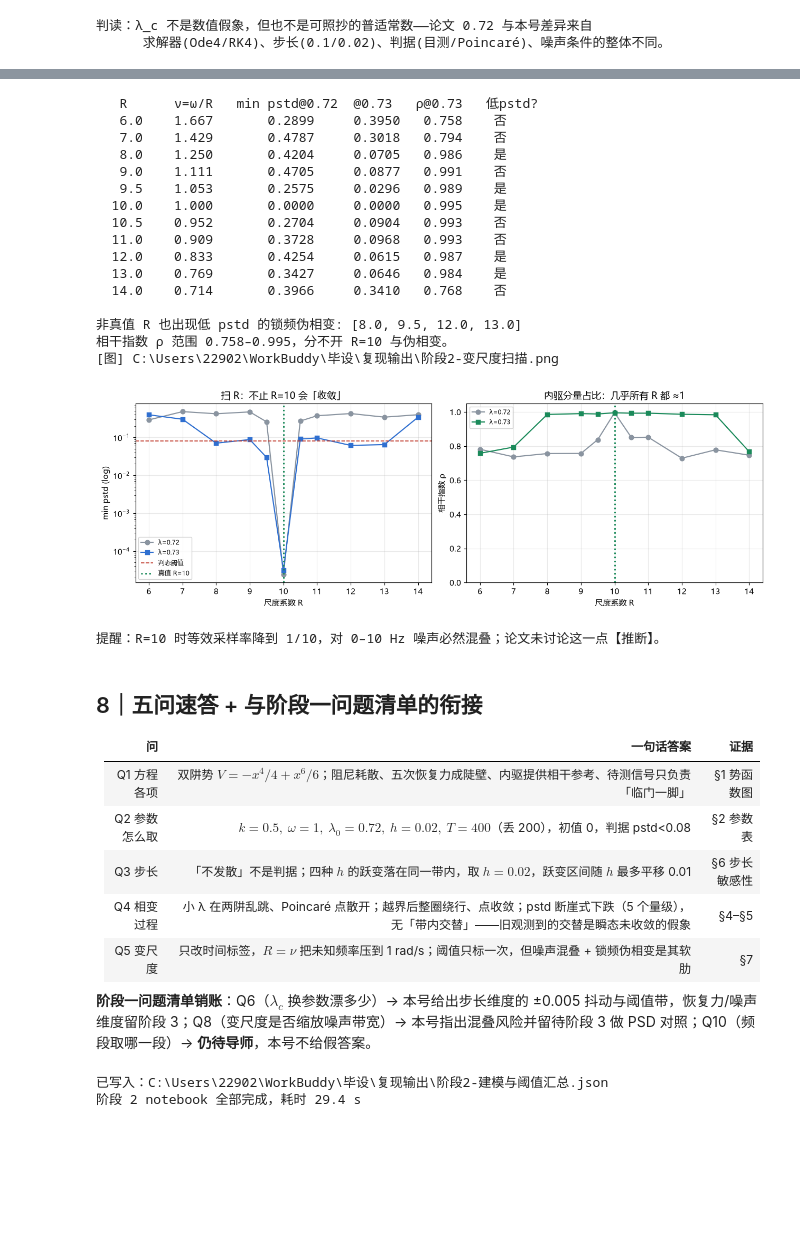
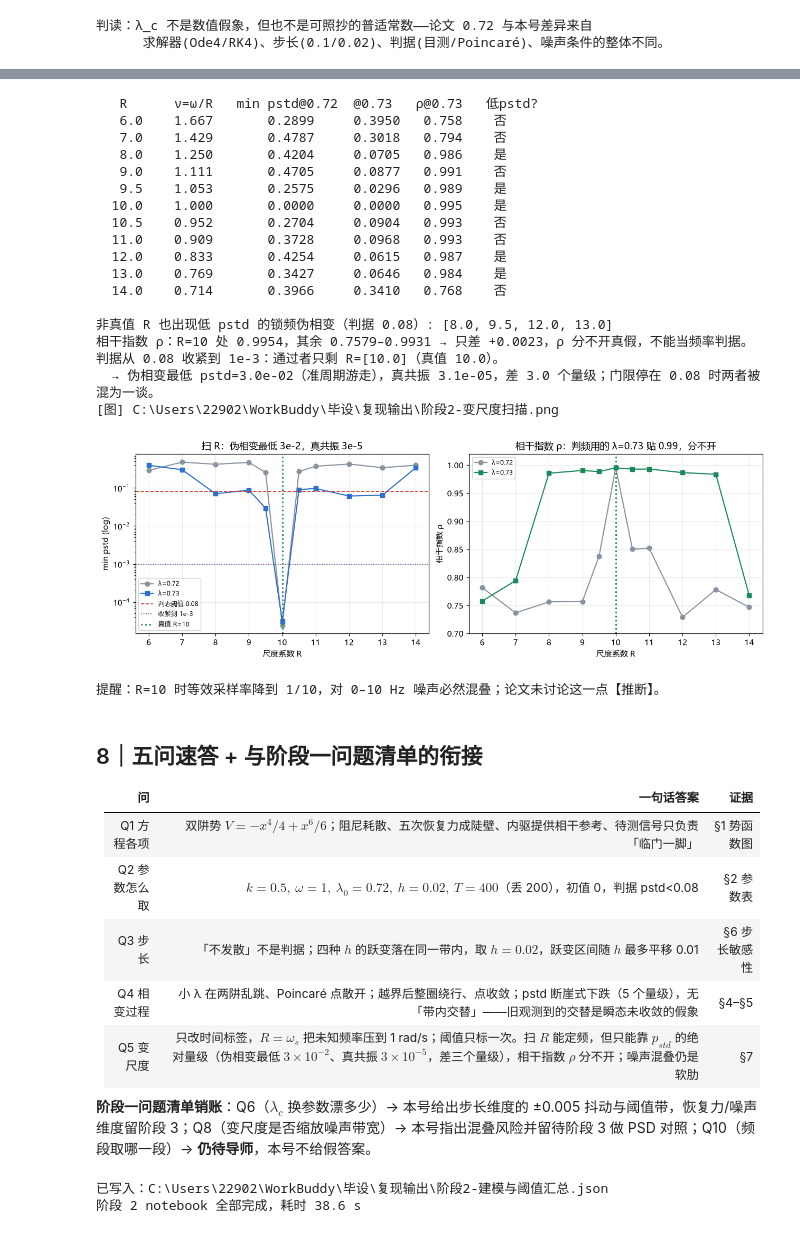
Before and after one commit to riparianhaven/Graduation-Project, a Jupyter notebook: learn/2.ipynb, the cells around one changed output, grey strips where cells are left out. Saved outputs shown, nothing was run; the diff lists cells and outputs as text; code cells hidden in the pictures; blank space fills up the shorter version.

```diff
--- a/learn/2.ipynb
+++ b/learn/2.ipynb
@@ -131,7 +131,9 @@ def simulate(lam, beta=0.0, gamma=0.0, theta=0.0, sigma=0.0, seed=0,
     """向量化 RK4 积分 x'' = -k x' + x³ - x⁵ + u(t)。
 
     lam/beta/gamma/theta/sigma 可为标量或等长数组，一次循环并行跑完整组实验。
-    nu = 待测信号频率 / 内驱频率；nu=1 走相量合成 A cos t − B sin t，否则双频直接积分。
+    nu = 变尺度后的待测信号角频率 = 物理角频率 / 尺度系数 = omega_s/R；
+         nu=1 走相量合成 A cos t − B sin t，否则双频直接积分。
+         注意 nu 不是独立参数：它是 R 的函数，扫 R 就是在扫 nu。
     返回 pstd（Poincaré 后半段标准差）、mx（稳态最大 |x|）、轨迹（可选）。
     """
     lam, beta, gamma, theta, sigma = [a.ravel().astype(float).copy() for a in
@@ -418,43 +426,55 @@ for R, a, b, c in zip(Rs, minp072, minp073, coh073):
           f'{"是" if b < PSTD_TH else "否"}')
 spurious = [float(R) for R, p in zip(Rs, minp073)
             if abs(R-omega_true) > 1e-9 and p < PSTD_TH]
-print(f'\n非真值 R 也出现低 pstd 的锁频伪相变: {spurious}')
-print(f'相干指数 ρ 范围 {min(coh073):.3f}–{max(coh073):.3f}，分不开 R=10 与伪相变。')
+i10 = int(np.argmin(np.abs(Rs - omega_true)))
+rest = np.delete(coh073, i10)
+print(f'\n非真值 R 也出现低 pstd 的锁频伪相变（判据 {PSTD_TH}）: {spurious}')
+print(f'相干指数 ρ：R=10 处 {coh073[i10]:.4f}，其余 {rest.min():.4f}–{rest.max():.4f}'
+      f' → 只差 {coh073[i10]-rest.max():+.4f}，ρ 分不开真假，不能当频率判据。')
+tight = [float(R) for R, p in zip(Rs, minp073) if p < 1e-3]
+p_false_min = float(min(p for R, p in zip(Rs, minp073) if abs(R - omega_true) > 1e-9))
+p_true = float(minp073[i10])
+print(f'判据从 {PSTD_TH} 收紧到 1e-3：通过者只剩 R={tight}（真值 {omega_true}）。')
+print(f'  → 伪相变最低 pstd={p_false_min:.1e}（准周期游走），真共振 {p_true:.1e}，'
+      f'差 {math.log10(p_false_min/p_true):.1f} 个量级；门限停在 0.08 时两者被混为一谈。')
 
 fig, axes = plt.subplots(1, 2, figsize=(12, 4.0), constrained_layout=True)
 axes[0].plot(Rs, minp072, 'o-', color='#8a94a0', label='λ=0.72')
 axes[0].plot(Rs, minp073, 's-', color='#2f6fd0', label='λ=0.73')
-axes[0].axhline(PSTD_TH, color='#c0392b', ls='--', lw=1.2, label='判态阈值')
+axes[0].axhline(PSTD_TH, color='#c0392b', ls='--', lw=1.2, label=f'判态阈值 {PSTD_TH}')
+axes[0].axhline(1e-3, color='#7d3c98', ls=':', lw=1.2, label='收紧到 1e-3')
 axes[0].axvline(omega_true, color='#1a8a5a', ls=':', lw=2, label='真值 R=10')
 axes[0].set_yscale('log'); axes[0].set_xlabel('尺度系数 R'); axes[0].set_ylabel('min pstd (log)')
-axes[0].set_title('扫 R：不止 R=10 会「收敛」'); axes[0].legend(fontsize=8)
+axes[0].set_title('扫 R：伪相变最低 3e-2，真共振 3e-5'); axes[0].legend(fontsize=8)
 axes[1].plot(Rs, coh072, 'o-', color='#8a94a0', label='λ=0.72')
 axes[1].plot(Rs, coh073, 's-', color='#1a8a5a', label='λ=0.73')
 axes[1].axvline(omega_true, color='#1a8a5a', ls=':', lw=2)
-axes[1].set_ylim(0, 1.05); axes[1].set_xlabel('尺度系数 R'); axes[1].set_ylabel('相干指数 ρ')
-axes[1].set_title('内驱分量占比：几乎所有 R 都 ≈1'); axes[1].legend(fontsize=8)
+axes[1].set_ylim(0.70, 1.02); axes[1].set_xlabel('尺度系数 R'); axes[1].set_ylabel('相干指数 ρ')
+axes[1].set_title('相干指数 ρ：判频用的 λ=0.73 贴 0.99，分不开'); axes[1].legend(fontsize=8)
 savefig('阶段2-变尺度扫描.png')
 plt.show()
 
 print('提醒：R=10 时等效采样率降到 1/10，对 0–10 Hz 噪声必然混叠；论文未讨论这一点【推断】。')
 # %% [output]
    R      ν=ω/R   min pstd@0.72  @0.73   ρ@0.73   低pstd?
    6.0    1.667       0.2899     0.3950   0.758    否
    7.0    1.429       0.4787     0.3018   0.794    否
    8.0    1.250       0.4204     0.0705   0.986    是
    9.0    1.111       0.4705     0.0877   0.991    否
    9.5    1.053       0.2575     0.0296   0.989    是
   10.0    1.000       0.0000     0.0000   0.995    是
   10.5    0.952       0.2704     0.0904   0.993    否
   11.0    0.909       0.3728     0.0968   0.993    否
   12.0    0.833       0.4254     0.0615   0.987    是
   13.0    0.769       0.3427     0.0646   0.984    是
   14.0    0.714       0.3966     0.3410   0.768    否
 
-非真值 R 也出现低 pstd 的锁频伪相变: [8.0, 9.5, 12.0, 13.0]
-相干指数 ρ 范围 0.758–0.995，分不开 R=10 与伪相变。
+非真值 R 也出现低 pstd 的锁频伪相变（判据 0.08）: [8.0, 9.5, 12.0, 13.0]
+相干指数 ρ：R=10 处 0.9954，其余 0.7579–0.9931 → 只差 +0.0023，ρ 分不开真假，不能当频率判据。
+判据从 0.08 收紧到 1e-3：通过者只剩 R=[10.0]（真值 10.0）。
+  → 伪相变最低 pstd=3.0e-02（准周期游走），真共振 3.1e-05，差 3.0 个量级；门限停在 0.08 时两者被混为一谈。
 [图] C:\Users\22902\WorkBuddy\毕设\复现输出\阶段2-变尺度扫描.png
-[figure, old version]
+[figure, new version]
 提醒：R=10 时等效采样率降到 1/10，对 0–10 Hz 噪声必然混叠；论文未讨论这一点【推断】。
 # %% [markdown]
 ## 8｜五问速答 + 与阶段一问题清单的衔接
@@ -465,7 +485,7 @@ print('提醒：R=10 时等效采样率降到 1/10，对 0–10 Hz 噪声必然
 | Q2 参数怎么取 | $k=0.5,\ \omega=1,\ \lambda_0=0.72,\ h=0.02,\ T=400$（丢 200），初值 0，判据 pstd<0.08 | §2 参数表 |
 | Q3 步长 | 「不发散」不是判据；四种 $h$ 的跃变落在同一带内，取 $h=0.02$，跃变区间随 $h$ 最多平移 0.01 | §6 步长敏感性 |
 | Q4 相变过程 | 小 λ 在两阱乱跳、Poincaré 点散开；越界后整圈绕行、点收敛；pstd 断崖式下跌（5 个量级），无「带内交替」——旧观测到的交替是瞬态未收敛的假象 | §4–§5 |
-| Q5 变尺度 | 只改时间标签，$R=\nu$ 把未知频率压到 1 rad/s；阈值只标一次，但噪声混叠 + 锁频伪相变是其软肋 | §7 |
+| Q5 变尺度 | 只改时间标签，$R=\omega_s$ 把未知频率压到 1 rad/s；阈值只标一次。扫 $R$ 能定频，但只能靠 $p_{std}$ 的绝对量级（伪相变最低 $3\times10^{-2}$、真共振 $3\times10^{-5}$，差三个量级），相干指数 $\rho$ 分不开；噪声混叠仍是软肋 | §7 |
 
 **阶段一问题清单销账**：Q6（$\lambda_c$ 换参数漂多少）→ 本号给出步长维度的 ±0.005 抖动与阈值带，恢复力/噪声维度留阶段 3；Q8（变尺度是否缩放噪声带宽）→ 本号指出混叠风险并留待阶段 3 做 PSD 对照；Q10（频段取哪一段）→ **仍待导师**，本号不给假答案。
 # %%
@@ -489,9 +509,16 @@ summary = {
                           'the old 0.734-0.736 alternation was a T=400 transient artifact'},
     'step_sensitivity': {str(h): {'first_jump': jump} for h, jump in zip(hs, step_jumps)},
     'rescale': {'true_omega_rad_s': omega_true, 'R_grid': list(map(float, Rs)),
+                'pstd_at_lambda0p73': [round(float(v), 6) for v in minp073],
                 'spurious_low_pstd_R': spurious,
-                'coherence_range': [round(float(min(coh073)), 3), round(float(max(coh073)), 3)],
-                'verdict': 'phase transition alone cannot identify frequency; noise aliasing risk'},
+                'tight_1e-3_pass': tight,
+                'coherence_r_true': round(float(coh073[i10]), 4),
+                'coherence_others_max': round(float(rest.max()), 4),
+                'verdict': 'frequency IS identifiable, but only via the absolute pstd level '
+                           '(spurious >= 3e-2 vs true ~3e-5, about 3 orders of magnitude); '
+                           'coherence rho does NOT separate them (0.9954 vs 0.9931)',
+                'note': 'nu=omega/R here is verification mode (omega assumed known); '
+                        'blind data-driven test is in s2-jupyterbook chapter 3'},
     'stage1_questions_answered': ['Q6 (step-size dimension only)', 'Q8 (aliasing risk flagged)'],
     'stage1_questions_pending': ['Q10 (frequency band — mentor decision)'],
 }
@@ -501,4 +528,4 @@ print(f'已写入：{path}')
 print(f'阶段 2 notebook 全部完成，耗时 {time.time() - _START:.1f} s')
 # %% [output]
 已写入：C:\Users\22902\WorkBuddy\毕设\复现输出\阶段2-建模与阈值汇总.json
-阶段 2 notebook 全部完成，耗时 29.4 s
+阶段 2 notebook 全部完成，耗时 38.6 s
```
Also changed, not shown: parts of 2 cells of this notebook, 6 other files.
